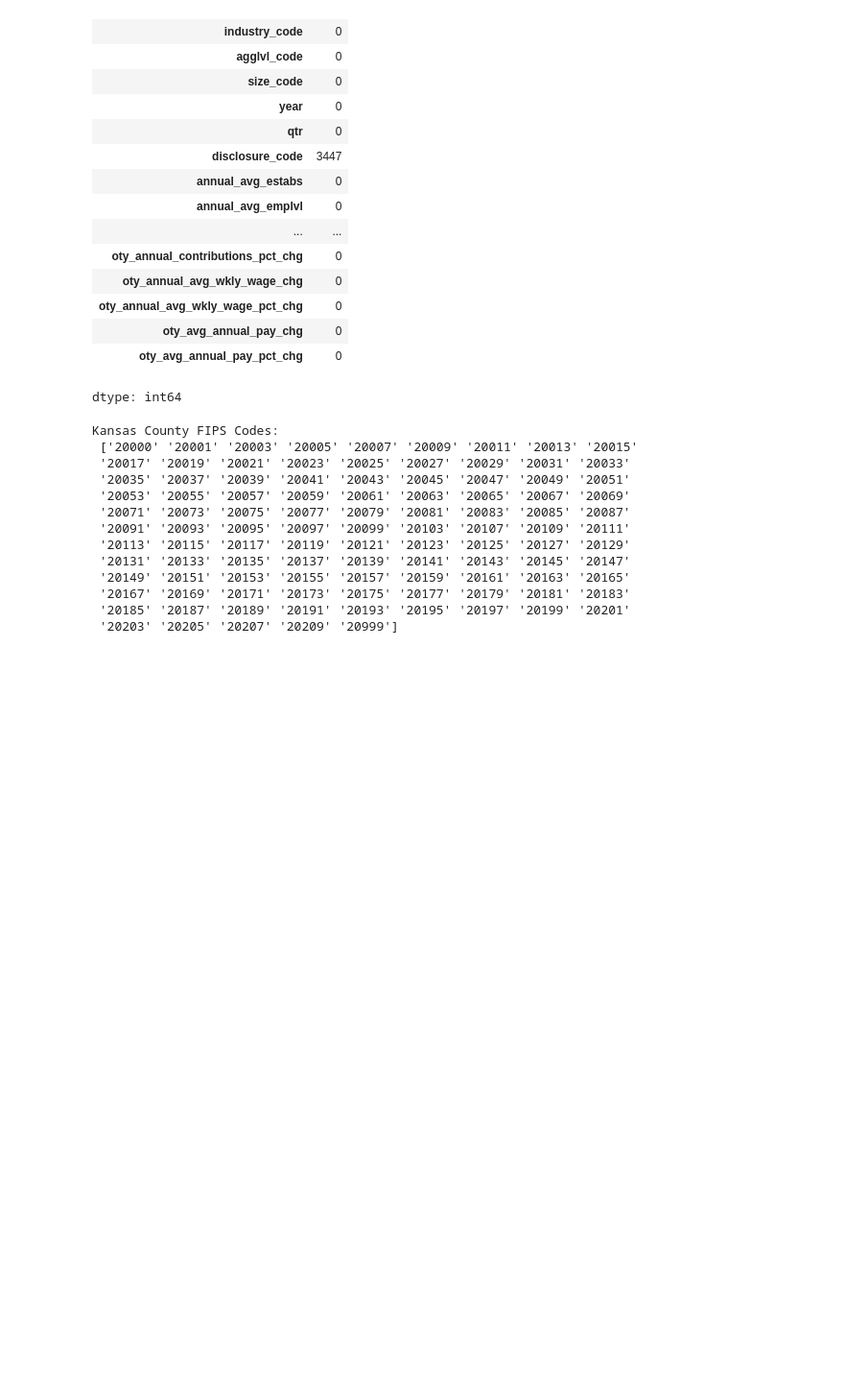
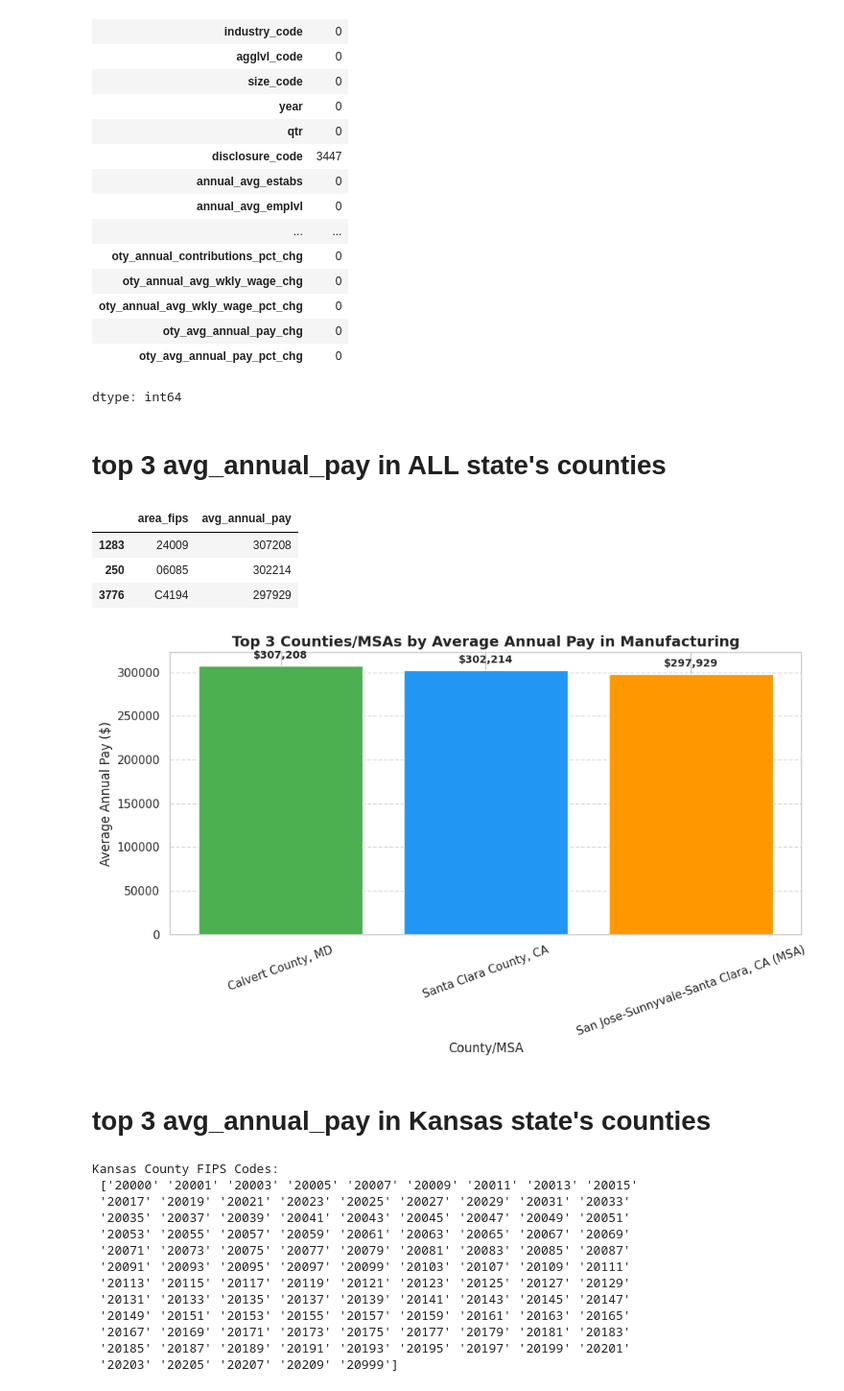
Before and after one commit to Suryaprasadindra/Economics-Project, a Jupyter notebook: Economics_Project_ipynb.ipynb, the cells around one changed output. Shown: that part at 96% size. Cells and saved outputs as stored; diff of their text form; code cells hidden in the pictures; blank space fills up the shorter version.

```diff
--- a/Economics_Project_ipynb.ipynb
+++ b/Economics_Project_ipynb.ipynb
@@ -82,6 +84,52 @@ df.isnull().sum()
 dtype: int64
 # %%
 df.drop_duplicates(inplace=True)
+# %% [markdown]
+# **top 3 avg_annual_pay in ALL state's counties**
+# %%
+# Convert 'area_fips' to string if it's not already
+df['area_fips'] = df['area_fips'].astype(str)
+
+# Select top 3 counties based on avg_annual_pay in all counties
+top_3_avg_pay = df.nlargest(3, 'avg_annual_pay')
+top_3_avg_pay[['area_fips','avg_annual_pay']]
+# %% [output]
+|  | area_fips | avg_annual_pay |
+| 1283 | 24009 | 307208 |
+| 250 | 06085 | 302214 |
+| 3776 | C4194 | 297929 |
+# %%
+# Data for the bar chart
+county_names = ['Calvert County, MD', 'Santa Clara County, CA', 'San Jose-Sunnyvale-Santa Clara, CA (MSA)']
+avg_annual_pay = [307208, 302214, 297929]
+
+# Create the bar chart
+plt.figure(figsize=(10, 6))
+bars = plt.bar(county_names, avg_annual_pay, color=['#4CAF50', '#2196F3', '#FF9800'])
+
+# Add annotations on top of each bar
+for bar in bars:
+    height = bar.get_height()
+    plt.annotate(f'${height:,}',  # Format with commas
+                 xy=(bar.get_x() + bar.get_width() / 2, height),
+                 xytext=(0, 5),  # Offset above bar
+                 textcoords="offset points",
+                 ha='center', va='bottom', fontsize=10, fontweight='bold')
+
+# Title and labels
+plt.title('Top 3 Counties/MSAs by Average Annual Pay in Manufacturing', fontsize=14, fontweight='bold')
+plt.xlabel('County/MSA', fontsize=12)
+plt.ylabel('Average Annual Pay ($)', fontsize=12)
+plt.xticks(rotation=20)
+plt.grid(axis='y', linestyle='--', alpha=0.7)
+
+# Show plot
+plt.tight_layout()
+plt.show()
+# %% [output]
+[figure, added]
+# %% [markdown]
+# **top 3 avg_annual_pay in Kansas state's counties**
 # %%
 
 # Convert 'area_fips' to string if it's not already
```
Also changed, not shown: parts of 5 cells of this notebook.
